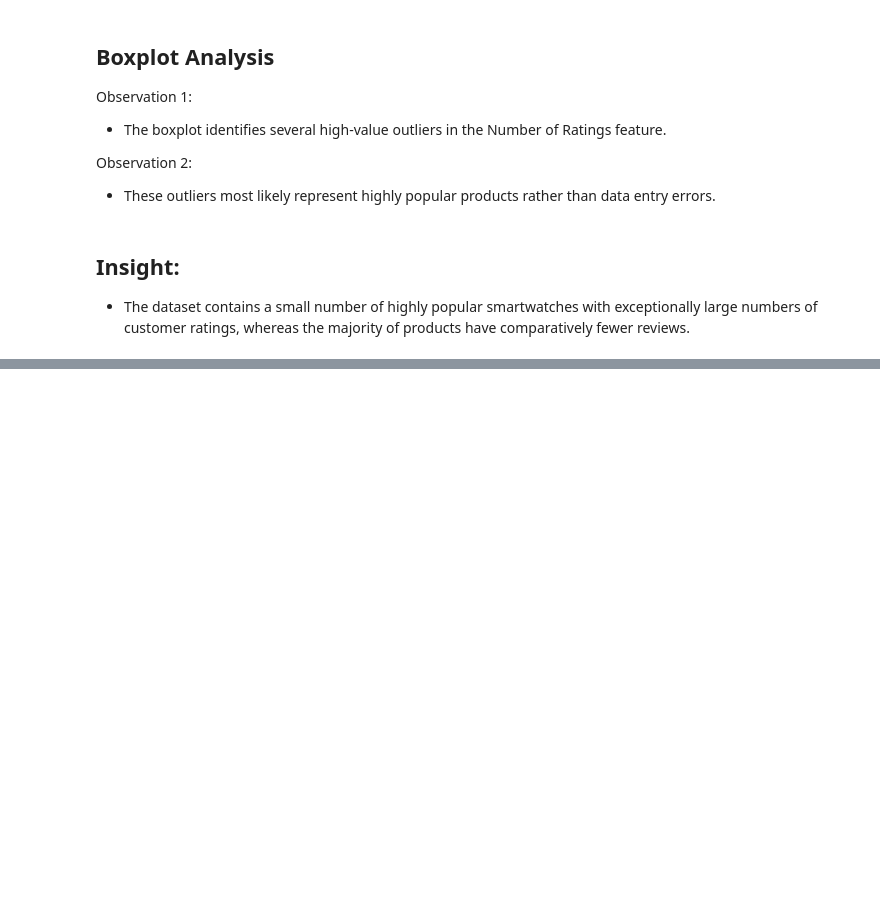
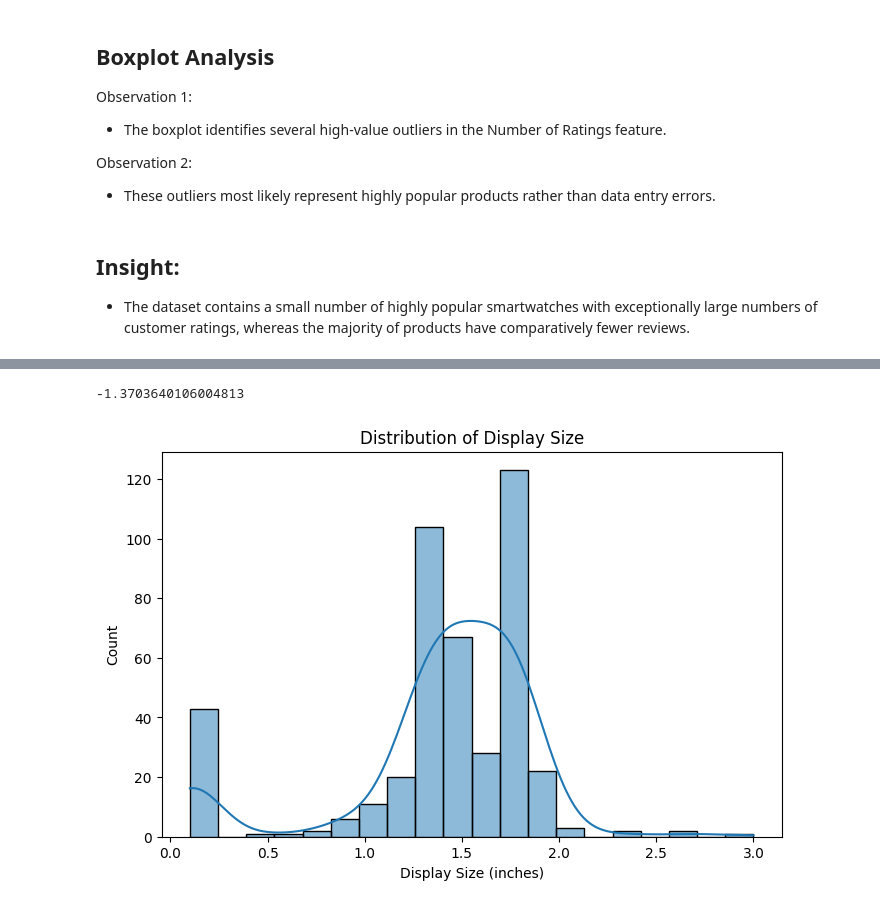
Before and after one commit to kushneek/smartwatch-rating-prediction, a Jupyter notebook: EDA.ipynb, the cells around one changed output, grey strips where cells are left out. Cells and saved outputs as stored; diff of their text form; code cells hidden in the pictures; blank space fills up the shorter version.

```diff
--- a/EDA.ipynb
+++ b/EDA.ipynb
@@ -269,0 +358,16 @@ Observation 2:
+# %%
+print(df["Display Size"].skew())
+# %% [output]
+-1.3703640106004813
+# %%
+plt.figure(figsize=(8,5))
+
+sns.histplot(df["Display Size"], bins=20, kde=True)
+
+plt.title("Distribution of Display Size")
+plt.xlabel("Display Size (inches)")
+plt.ylabel("Count")
+
+plt.show()
+# %% [output]
+[figure, added]
```
Also changed, not shown: parts of 172 cells of this notebook, 1 other file.
